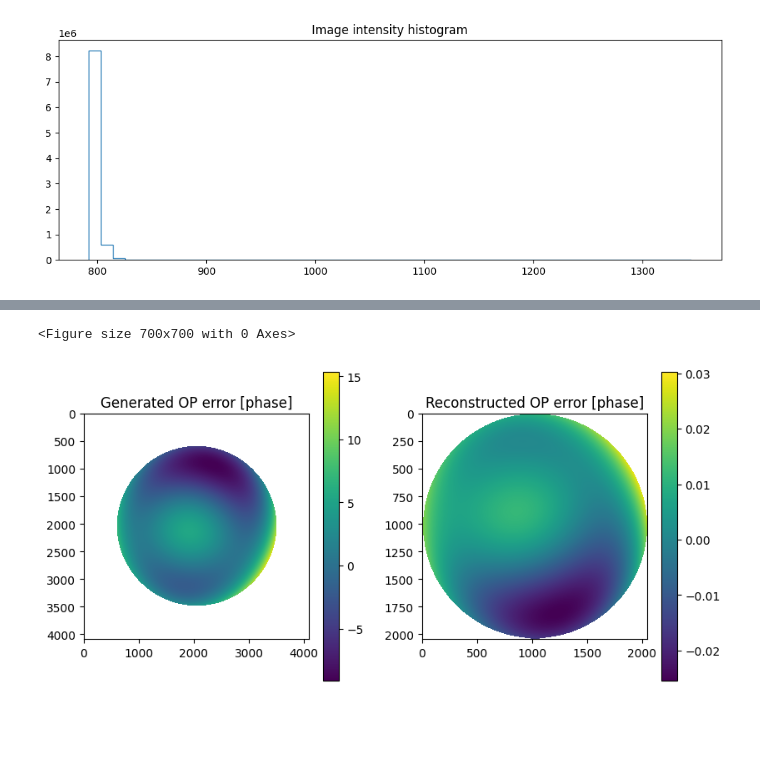
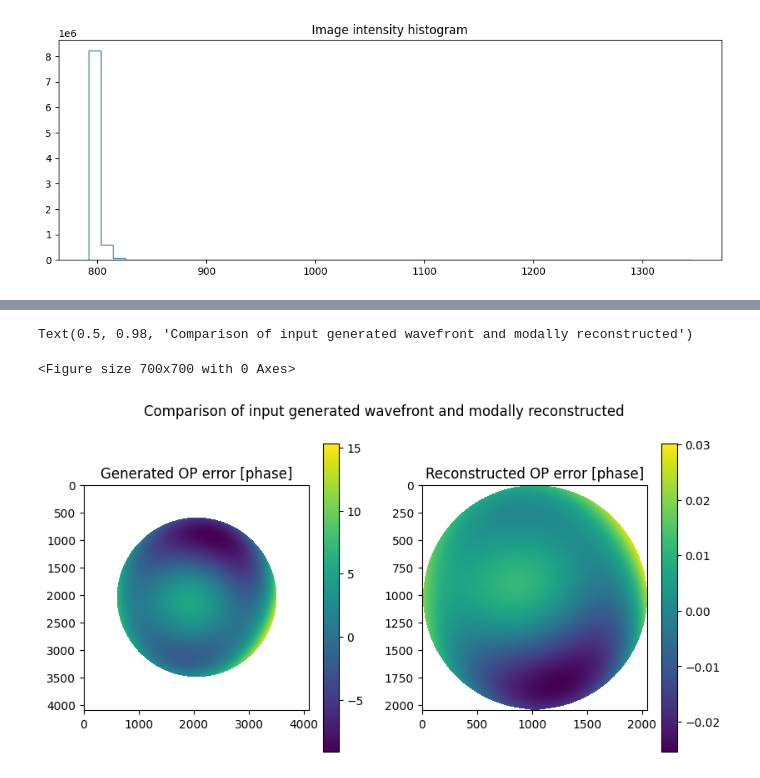
Before and after one commit to AlistairSymonds/SympleyWavey, a Jupyter notebook: simulations/shack-hartmann_wavefront_example.ipynb, the cells around one changed output, grey strips where cells are left out. Drawn from its saved outputs; the diff is of its cells as text; code cells hidden in the pictures; blank space fills up the shorter version.

```diff
--- a/simulations/shack-hartmann_wavefront_example.ipynb
+++ b/simulations/shack-hartmann_wavefront_example.ipynb
@@ -404,32 +416,34 @@ zernike_mask = geometry.circle(1, recon_r)
 reconstructed_phase = np.zeros(recon_x.shape)
 for f, nm in zip(fit, nms):
     opd_for_z = f*zernike_nm(nm[0],nm[1],recon_r,recon_t, norm=False)
 
     reconstructed_phase += opd_for_z
 
 
 rp_img = reconstructed_phase.copy()
 rp_img[zernike_mask!=1]=np.nan
 
 plt.figure(figsize=(7,7))
 fig = plt.figure(figsize=plt.figaspect(0.5))
 
 ax = fig.add_subplot(1, 2, 1)
 gen_phs = phs.copy()
 
 #gen_phs is actually still opd in nm right now, so switch back to phase
 gen_phs = gen_phs * (1.0/(wvl*1e3))
 gen_phs_min = np.min(gen_phs)
 
 gen_phs[amp!=1]=np.nan
 im = ax.imshow(gen_phs)
 plt.colorbar(im)
 ax.title.set_text("Generated OP error [phase]")
 
 ax = fig.add_subplot(1, 2, 2)
 im = ax.imshow(rp_img)
 plt.colorbar(im)
 ax.title.set_text("Reconstructed OP error [phase]")
+plt.suptitle("Comparison of input generated wavefront and modally reconstructed")
 # %% [output]
-<Figure size 700x700 with 0 Axes>
+Text(0.5, 0.98, 'Comparison of input generated wavefront and modally reconstructed')
+<Figure size 700x700 with 0 Axes>
-[figure, old version]
+[figure, new version]
```
Also changed, not shown: parts of 2 cells of this notebook.
